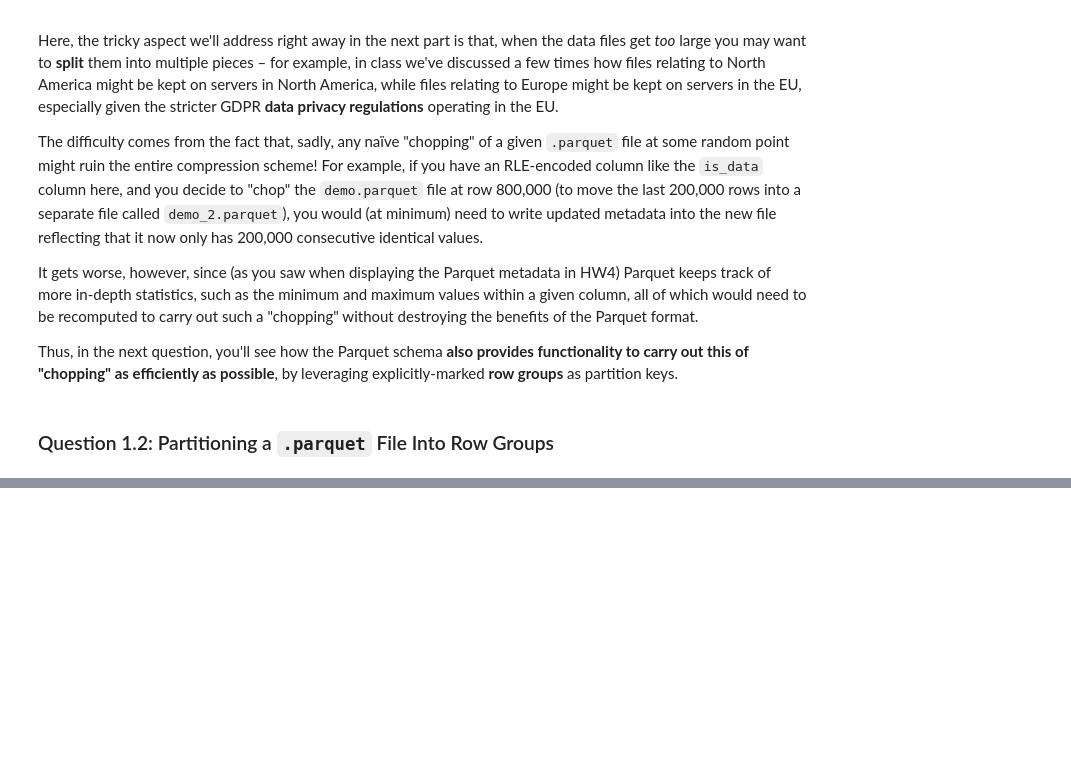
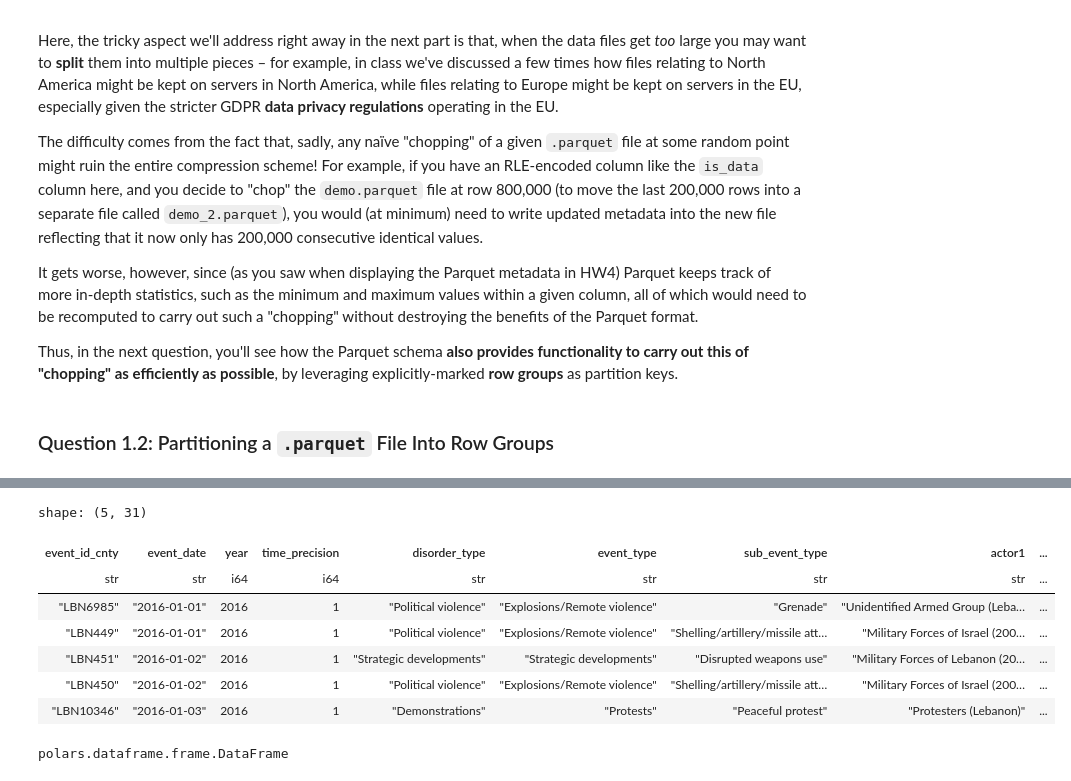
Before and after one commit to jpowerj/dsan6000-hw05, a Jupyter notebook: DSAN6000_HW5.ipynb, the cells around one changed output, grey strips where cells are left out. Drawn from its saved outputs; the diff is of its cells as text; code cells hidden in the pictures; blank space fills up the shorter version.

```diff
--- a/DSAN6000_HW5.ipynb
+++ b/DSAN6000_HW5.ipynb
@@ -145,0 +257,12 @@ Thus, in the next question, you'll see how the Parquet schema **also provides fu
+# %%
+lbn_df = acled_lf.filter(lbn_expr).collect()
+lbn_df.head()
+# %% [output]
+shape: (5, 31)
+| event_id_cnty | event_date | year | time_precision | disorder_type | event_type | sub_event_type | actor1 | ... |
+| str | str | i64 | i64 | str | str | str | str | ... |
+| "LBN6985" | "2016-01-01" | 2016 | 1 | "Political violence" | "Explosions/Remote violence" | "Grenade" | "Unidentified Armed Group (Leba… | ... |
+| "LBN449" | "2016-01-01" | 2016 | 1 | "Political violence" | "Explosions/Remote violence" | "Shelling/artillery/missile att… | "Military Forces of Israel (200… | ... |
+| "LBN451" | "2016-01-02" | 2016 | 1 | "Strategic developments" | "Strategic developments" | "Disrupted weapons use" | "Military Forces of Lebanon (20… | ... |
+| "LBN450" | "2016-01-02" | 2016 | 1 | "Political violence" | "Explosions/Remote violence" | "Shelling/artillery/missile att… | "Military Forces of Israel (200… | ... |
+| "LBN10346" | "2016-01-03" | 2016 | 1 | "Demonstrations" | "Protests" | "Peaceful protest" | "Protesters (Lebanon)" | ... |
@@ -145,0 +274,4 @@ Thus, in the next question, you'll see how the Parquet schema **also provides fu
+# %%
+type(lbn_df)
+# %% [output]
+polars.dataframe.frame.DataFrame
```
Also changed, not shown: parts of 15 cells of this notebook, 1 other file.
